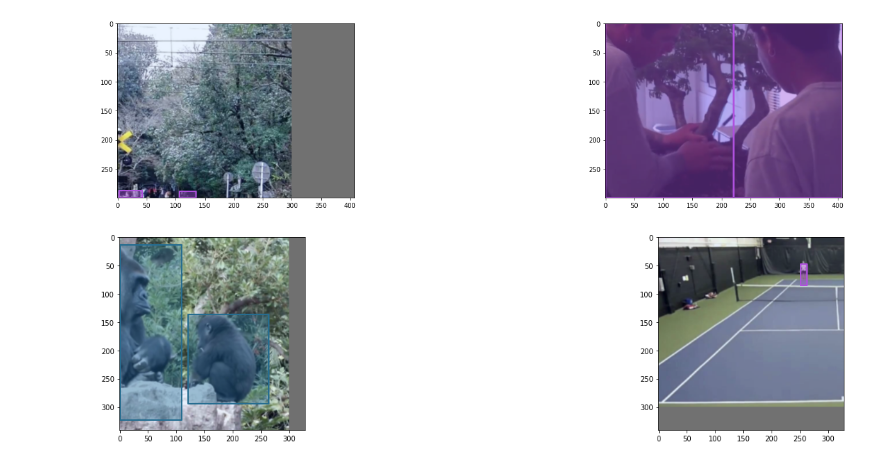
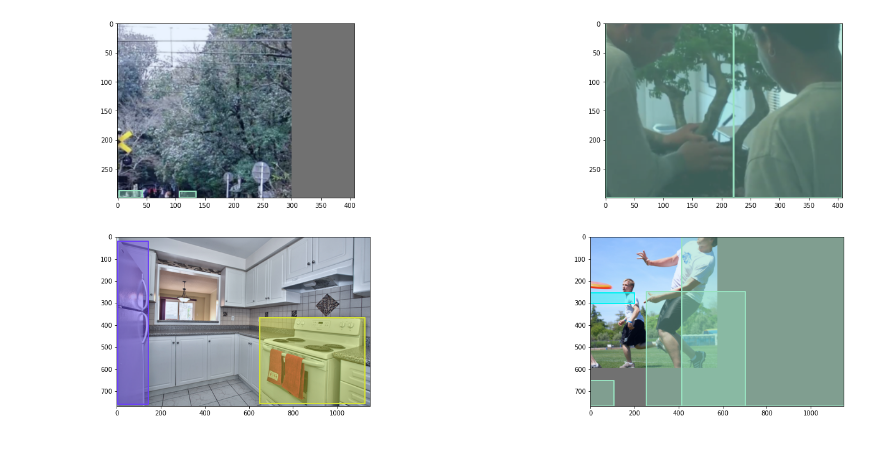
Before and after one commit to ywwwei/detr, a Jupyter notebook: data_vis.ipynb, the cells around one changed output. Saved outputs shown, nothing was run; the diff lists cells and outputs as text; code cells hidden in the pictures.

Commit message:
add visualization for target and sample

```diff
--- a/data_vis.ipynb
+++ b/data_vis.ipynb
@@ -11,7 +11,7 @@ from util import box_ops
 import random
 
 plt.rcParams["figure.figsize"] = (25,5)
-number_of_colors = 40
+number_of_colors = 91
 class_color = ["#"+''.join([random.choice('0123456789ABCDEF') for j in range(6)])
              for i in range(number_of_colors)]
 # %%
@@ -91,23 +91,23 @@ for i in range(batch_size):
     ax.imshow(im)
     plotTarget(target,im.shape[:2],ax)
 # %% [output]
-[figure, old version]
+[figure, new version]
 # %%
-t = torch.load('temp_tensor4.pth',map_location='cpu')
+t = torch.load('coco_tensor1.pth',map_location='cpu')
 
 samples = t['samples']
 targets = t['targets']
 
 batch_size = len(targets)
 fig, axes = plt.subplots(1,batch_size)
 
 for i in range(batch_size):
     sample = clip_data(samples[i])
     target = targets[i]
     ax = axes[i]
 
     im = sample.numpy().transpose((1,2,0))
     ax.imshow(im)
     plotTarget(target,im.shape[:2],ax)
 # %% [output]
-[figure, old version]
+[figure, new version]
```
